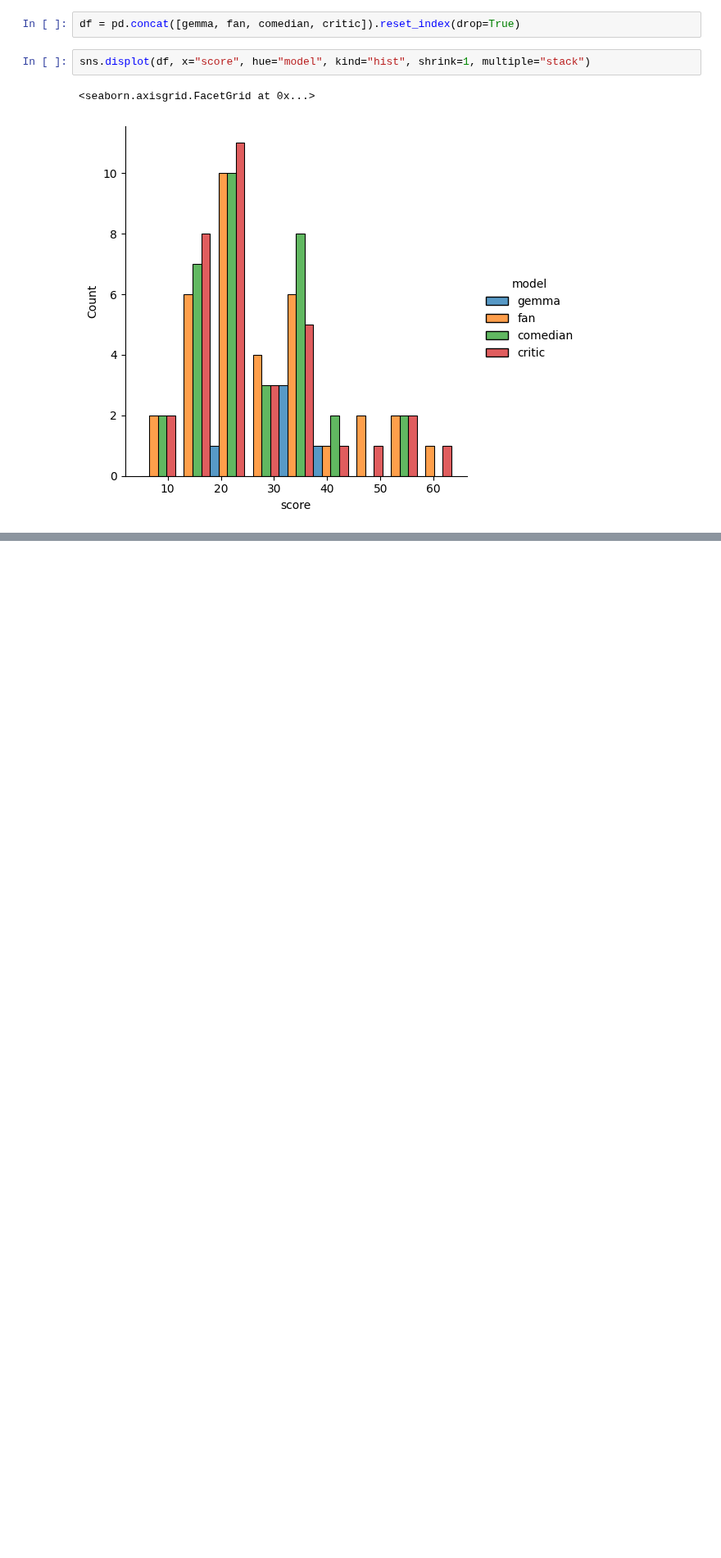
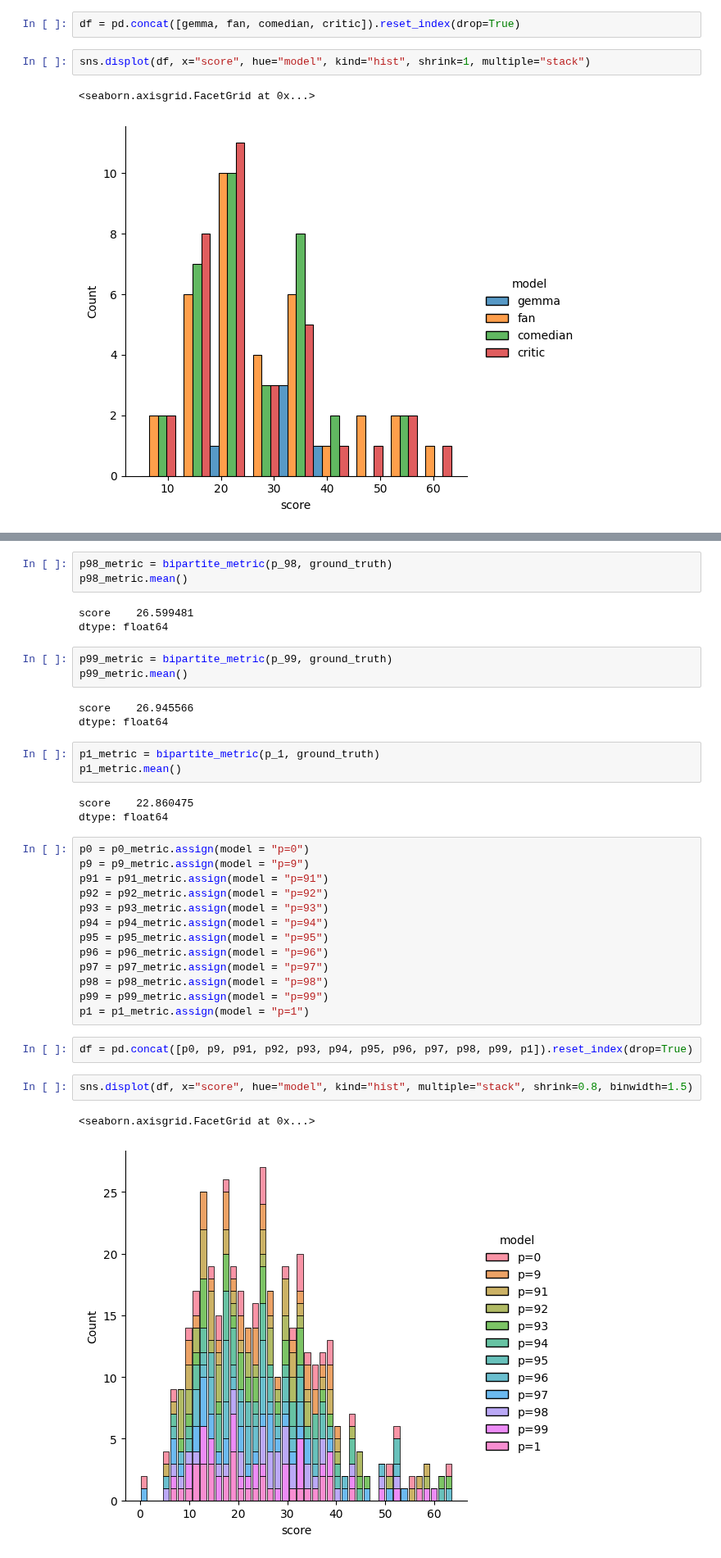
Before and after one commit to swaggirl9000/humor, a Jupyter notebook: notebooks/base_metric_comparison.ipynb, the cells around one changed output, grey strips where cells are left out. Shown at 82% size. Saved outputs shown, nothing was run; the diff lists cells and outputs as text; blank space fills up the shorter version.

```diff
--- a/notebooks/base_metric_comparison.ipynb
+++ b/notebooks/base_metric_comparison.ipynb
@@ -658,0 +849,38 @@ sns.displot(df, x="score", hue="model", kind="hist", shrink=1, multiple="stack")
+# %%
+p98_metric = bipartite_metric(p_98, ground_truth)
+p98_metric.mean()
+# %% [output]
+score    26.599481
+dtype: float64
+# %%
+p99_metric = bipartite_metric(p_99, ground_truth)
+p99_metric.mean()
+# %% [output]
+score    26.945566
+dtype: float64
+# %%
+p1_metric = bipartite_metric(p_1, ground_truth)
+p1_metric.mean()
+# %% [output]
+score    22.860475
+dtype: float64
+# %%
+p0 = p0_metric.assign(model = "p=0")
+p9 = p9_metric.assign(model = "p=9")
+p91 = p91_metric.assign(model = "p=91")
+p92 = p92_metric.assign(model = "p=92")
+p93 = p93_metric.assign(model = "p=93")
+p94 = p94_metric.assign(model = "p=94")
+p95 = p95_metric.assign(model = "p=95")
+p96 = p96_metric.assign(model = "p=96")
+p97 = p97_metric.assign(model = "p=97")
+p98 = p98_metric.assign(model = "p=98")
+p99 = p99_metric.assign(model = "p=99")
+p1 = p1_metric.assign(model = "p=1")
+# %%
+df = pd.concat([p0, p9, p91, p92, p93, p94, p95, p96, p97, p98, p99, p1]).reset_index(drop=True)
+# %%
+sns.displot(df, x="score", hue="model", kind="hist", multiple="stack", shrink=0.8, binwidth=1.5)
+# %% [output]
+<seaborn.axisgrid.FacetGrid at 0x...>
+[figure, added]
```
Also changed, not shown: parts of 32 cells of this notebook, 3 other files.
